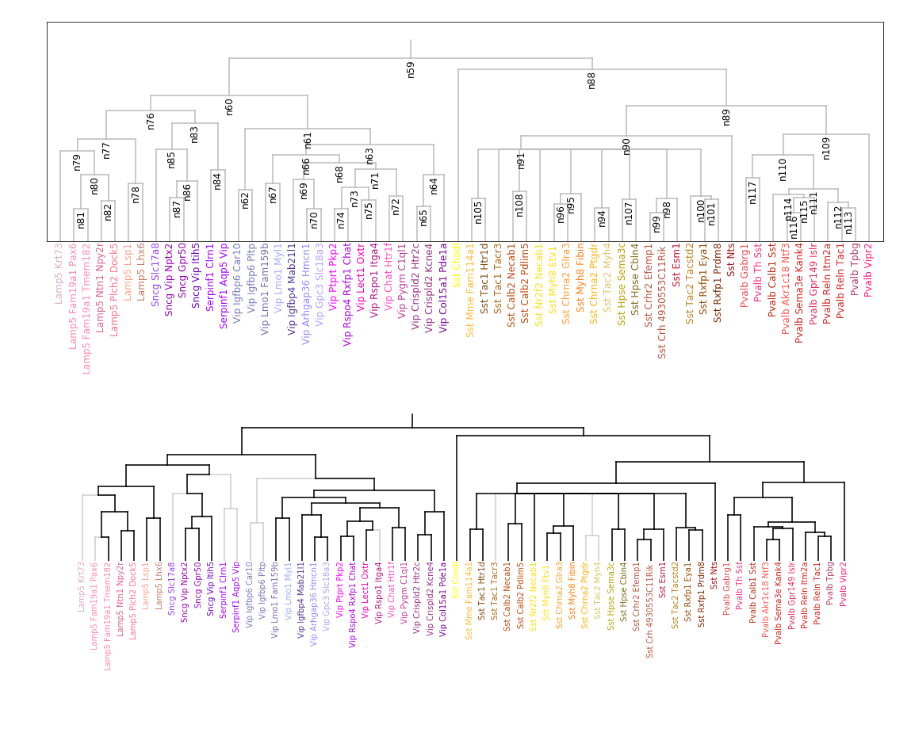
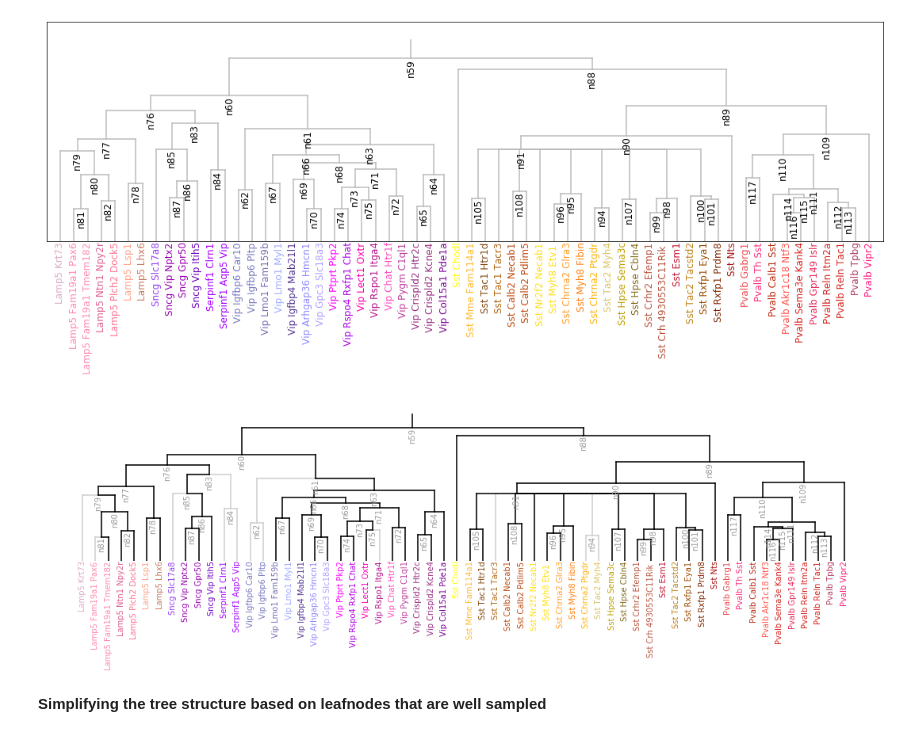
Before and after one commit to AllenInstitute/coupledAE-patchseq, a Jupyter notebook: analysis_celltype_sampling.ipynb, the cells around one changed output. Cells and saved outputs as stored; diff of their text form; code cells hidden in the pictures; blank space fills up the shorter version.

Commit message:
Simplified tree to only include well-sampled classes

```diff
--- a/analysis_celltype_sampling.ipynb
+++ b/analysis_celltype_sampling.ipynb
@@ -7,6 +8,6 @@ import pandas as pd
 # %%
 #Load a tree from the .csv file
-htree = HTree(htree_file='/Users/fruity/Dropbox/AllenInstitute/CellTypes/dat/raw/patchseq-v4/dend_RData_Tree_20181220.csv')
+htree = HTree(htree_file='/home/rohan/Dropbox/AllenInstitute/CellTypes/dat/raw/patchseq-v4/dend_RData_Tree_20181220.csv')
 htree.plot(figsize=(18,8),fontsize=10)
 # %% [output]
 [figure]
@@ -17,13 +19,13 @@ inh_subtree.plot((15,5),fontsize=12)
 # %% [output]
 [figure]
 # %%
-matdict = sio.loadmat('/Users/fruity/Dropbox/AllenInstitute/CellTypes/dat/raw/patchseq-v4/PS_v4_beta_0-4_matched.mat',squeeze_me=True)
+matdict = sio.loadmat('/home/rohan/Dropbox/AllenInstitute/CellTypes/dat/raw/patchseq-v4/PS_v4_beta_0-4_matched_well-sampled.mat',squeeze_me=True)
 hist = pd.Series(matdict['cluster']).value_counts().to_frame().reset_index()
 hist.rename(columns = {'index':'celltype',0:'counts'},inplace=True)
 well_sampled_types = hist[hist['counts']>=10]
-best_classes = well_sampled_types['celltype'].values
+kept_classes = well_sampled_types['celltype'].values.tolist()
 # %%
 kepttree_nodes=[]
-for node in best_classes:
+for node in kept_classes:
     kepttree_nodes.extend(inh_subtree.get_ancestors(node))
     kepttree_nodes.extend([node])
@@ -32,14 +32,15 @@ best_subtree_df = inh_subtree.obj2df()
 # %%
-best_subtree=HTree(htree_df=best_subtree_df[best_subtree_df['child'].isin(kepttree_nodes)])
+kept_subtree_df = inh_subtree.obj2df()
+kept_subtree=HTree(htree_df=kept_subtree_df[kept_subtree_df['child'].isin(kepttree_nodes)])
 # %%
-#sns.set_style("whitegrid")
 inh_subtree.col[~inh_subtree.isleaf]='#999999'
-inh_subtree.plot((15,5),fontsize=10,skeletoncol='#CDCDCD',txtleafonly=True)
-best_subtree.plot((15,5),skeletononly=True,skeletoncol='k',fig=plt.gcf())
+inh_subtree.plot((15,5),fontsize=10,skeletoncol='#CDCDCD',txtleafonly=False)
+kept_subtree.plot((15,5),skeletononly=True,skeletoncol='k',fig=plt.gcf())
 ax = plt.gca()
 ax.set_xlim(30,95)
 ax.axis('off')
 plt.tight_layout()
-#plt.savefig('/Users/fruity/Desktop/More-than-10-samples.png')
 # %% [output]
-[figure, old version]
+[figure, new version]
+# %% [markdown]
+**Simplifying the tree structure based on leafnodes that are well sampled**
```
Also changed, not shown: parts of 9 cells of this notebook, 2 other files.
